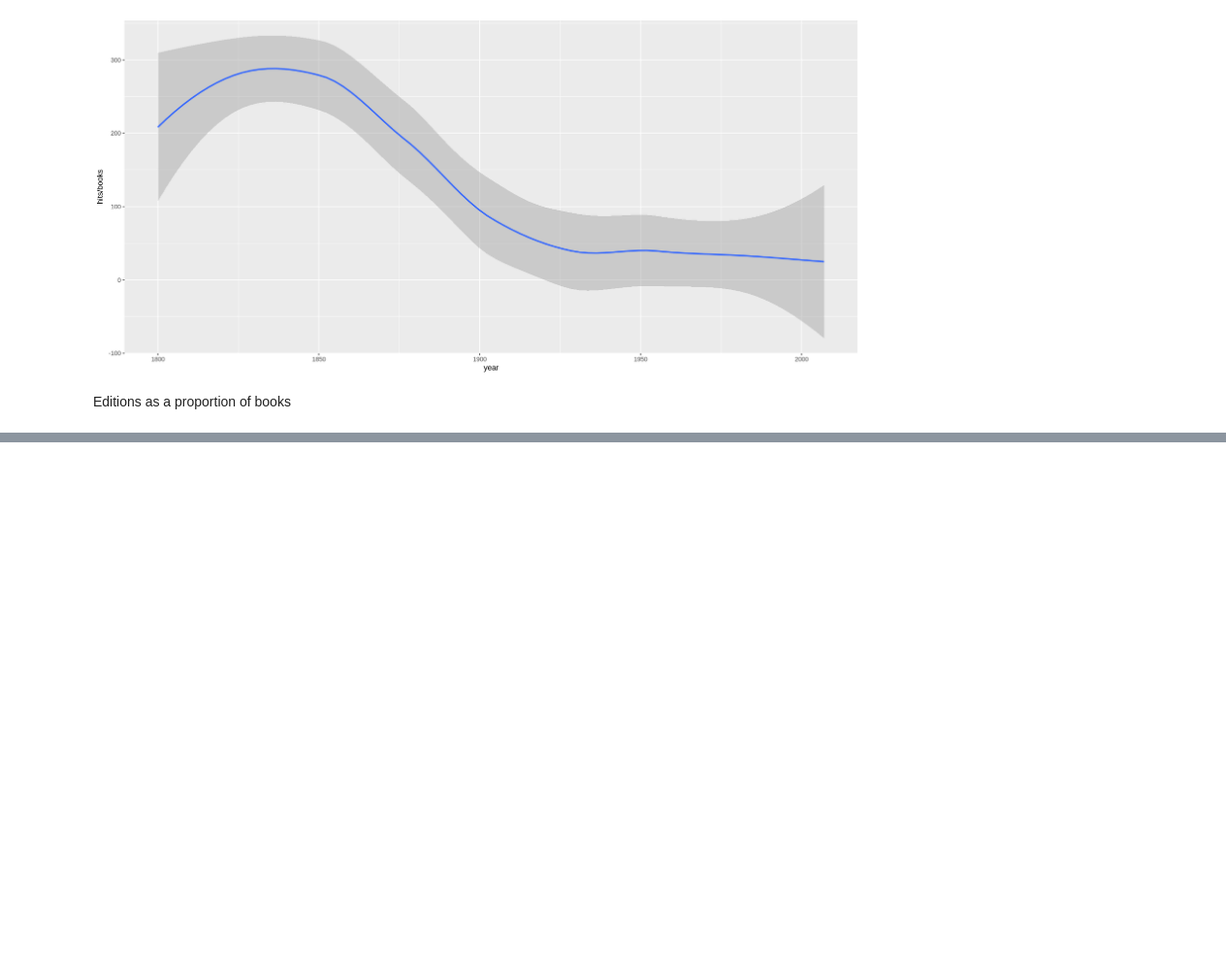
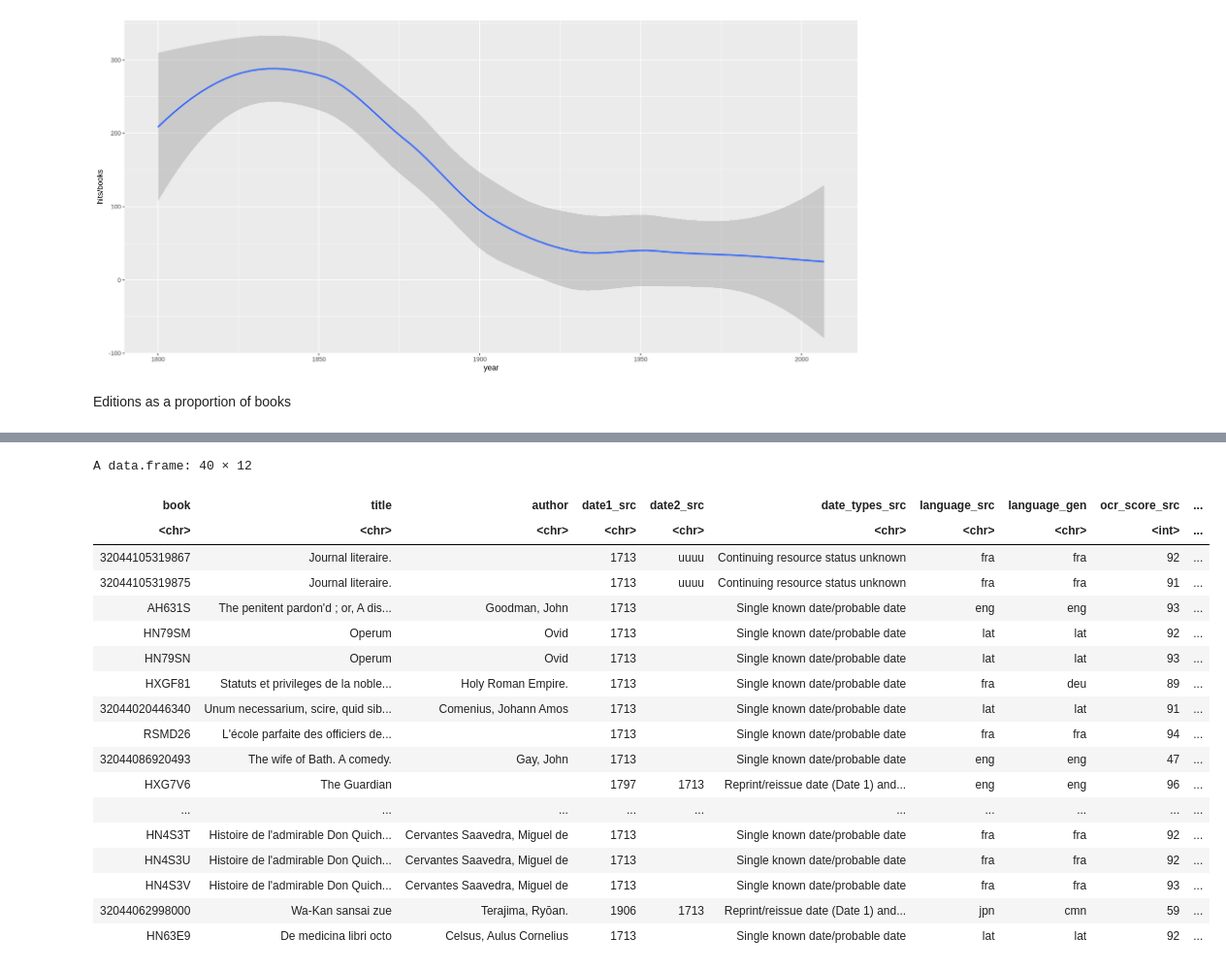
Before and after one commit to dasmiq/idi-cites, a Jupyter notebook: idi_cites.ipynb, the cells around one changed output, grey strips where cells are left out. Shown at 97% size. Drawn from its saved outputs; the diff is of its cells as text; code cells hidden in the pictures; blank space fills up the shorter version.

```diff
--- a/idi_cites.ipynb
+++ b/idi_cites.ipynb
@@ -316,0 +349,22 @@ meta.cites |>
+# %%
+idi.dated |> filter(year == 1713)
+# %% [output]
+A data.frame: 40 × 12
+| book | title | author | date1_src | date2_src | date_types_src | language_src | language_gen | ocr_score_src | ... |
+| <chr> | <chr> | <chr> | <chr> | <chr> | <chr> | <chr> | <chr> | <int> | ... |
+| 32044105319867 | Journal literaire. |  | 1713 | uuuu | Continuing resource status unknown | fra | fra | 92 | ... |
+| 32044105319875 | Journal literaire. |  | 1713 | uuuu | Continuing resource status unknown | fra | fra | 91 | ... |
+| AH631S | The penitent pardon'd ; or, A dis... | Goodman, John | 1713 |  | Single known date/probable date | eng | eng | 93 | ... |
+| HN79SM | Operum | Ovid | 1713 |  | Single known date/probable date | lat | lat | 92 | ... |
+| HN79SN | Operum | Ovid | 1713 |  | Single known date/probable date | lat | lat | 93 | ... |
+| HXGF81 | Statuts et privileges de la noble... | Holy Roman Empire. | 1713 |  | Single known date/probable date | fra | deu | 89 | ... |
+| 32044020446340 | Unum necessarium, scire, quid sib... | Comenius, Johann Amos | 1713 |  | Single known date/probable date | lat | lat | 91 | ... |
+| RSMD26 | L'école parfaite des officiers de... |  | 1713 |  | Single known date/probable date | fra | fra | 94 | ... |
+| 32044086920493 | The wife of Bath. A comedy. | Gay, John | 1713 |  | Single known date/probable date | eng | eng | 47 | ... |
+| HXG7V6 | The Guardian |  | 1797 | 1713 | Reprint/reissue date (Date 1) and... | eng | eng | 96 | ... |
+| ... | ... | ... | ... | ... | ... | ... | ... | ... | ... |
+| HN4S3T | Histoire de l'admirable Don Quich... | Cervantes Saavedra, Miguel de | 1713 |  | Single known date/probable date | fra | fra | 92 | ... |
+| HN4S3U | Histoire de l'admirable Don Quich... | Cervantes Saavedra, Miguel de | 1713 |  | Single known date/probable date | fra | fra | 92 | ... |
+| HN4S3V | Histoire de l'admirable Don Quich... | Cervantes Saavedra, Miguel de | 1713 |  | Single known date/probable date | fra | fra | 93 | ... |
+| 32044062998000 | Wa-Kan sansai zue | Terajima, Ryōan. | 1906 | 1713 | Reprint/reissue date (Date 1) and... | jpn | cmn | 59 | ... |
+| HN63E9 | De medicina libri octo | Celsus, Aulus Cornelius | 1713 |  | Single known date/probable date | lat | lat | 92 | ... |
```
Also changed, not shown: parts of 5 cells of this notebook.
